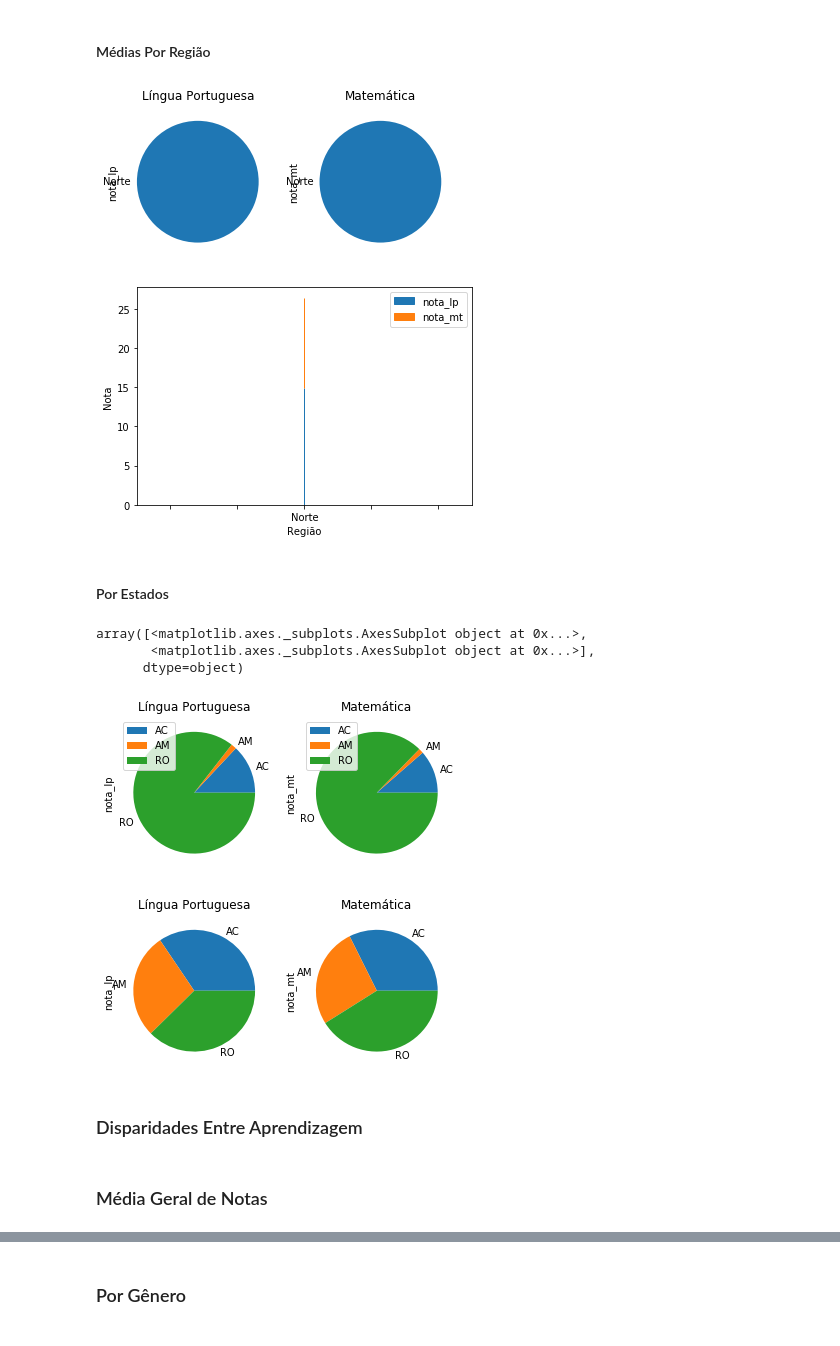
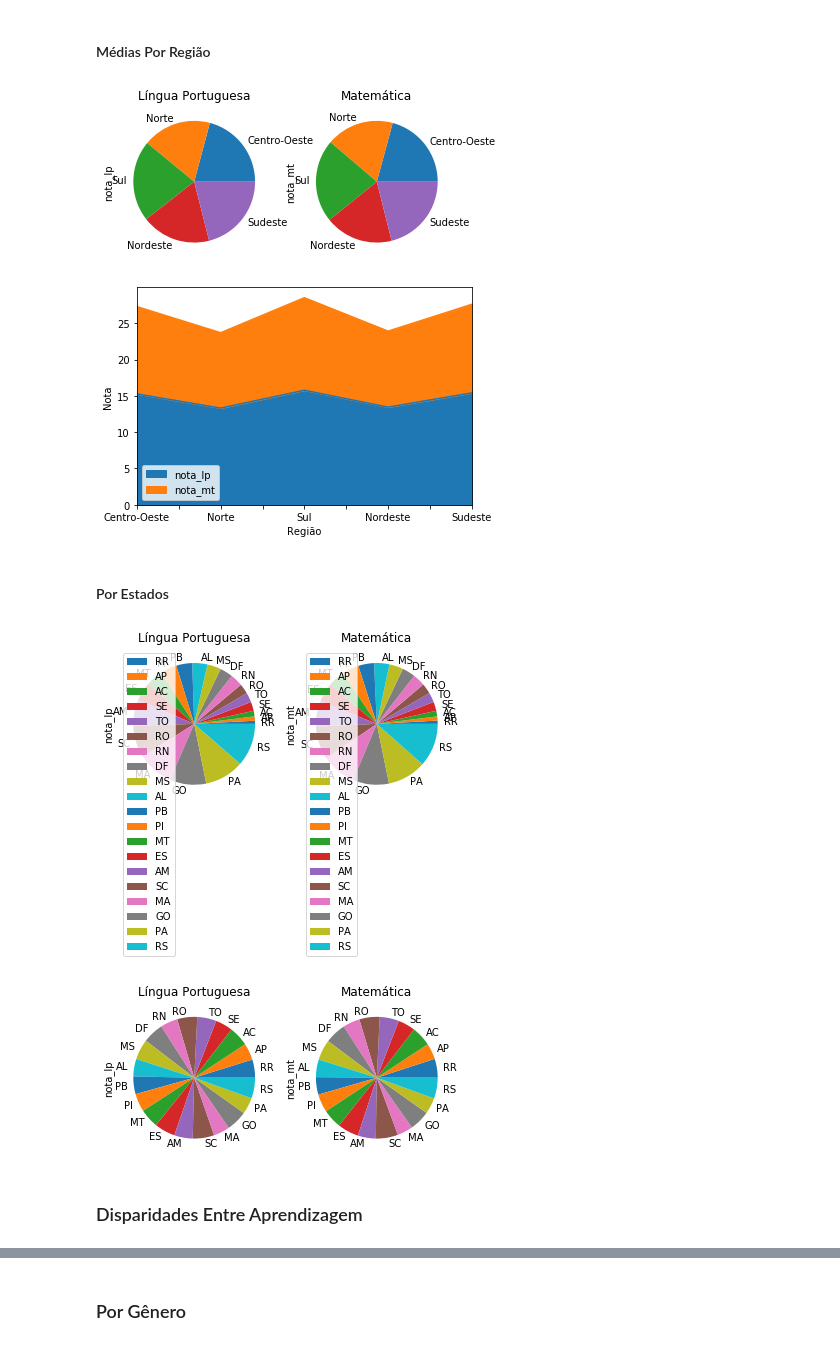
Before and after one commit to GomesDosSantos/AnaliseANEB, a Jupyter notebook: Livro.ipynb, the cells around one changed output, grey strips where cells are left out. Cells and saved outputs as stored; diff of their text form; code cells hidden in the pictures.

```diff
--- a/Livro.ipynb
+++ b/Livro.ipynb
@@ -146,7 +148,7 @@ df_aluno_9EF = pd.read_csv(
     delimiter=',', encoding='iso-8859-1',
     usecols=colunas_aluno,
     low_memory=True,
-    # nrows=20000  # Para fazer testes com os dados
+    nrows=sampling_number  # Para fazer testes com os dados
 )
 # %%
 # df_aluno_3EM_AG = pd.read_csv(
@@ -161,7 +163,7 @@ df_aluno_3EM = pd.read_csv(
     delimiter=',', encoding='iso-8859-1',
     usecols=colunas_aluno,
     low_memory=True,
-    # nrows=20000  # Para fazer testes com os dados
+    nrows=sampling_number  # Para fazer testes com os dados
 )
 # %%
 df_aluno_5EF.sample(10)
@@ -315,7 +317,7 @@ def filtrar_dados(serie_dados, nao_realizado=0, colunas=filtro_de_colunas_respos
     i = 0
     for r in serie_dados.to_numpy():  # [len(serie_dados.to_numpy())//2:]:
         i = i + 1
-        not_lim = 100000
+        not_lim = 500000
         if 0 == i % not_lim:
             print(f'iter {not_lim}, resp: {len(resposta_dados)}, {nao_realizado} => {len(resposta_dados) + nao_realizado}')
 
@@ -413,5 +429,6 @@ dados_filtrados.sample(5)
 # %%
 fig_size = (6, 4)
+tamanho_dados = 20
 # %% [markdown]
 ### Médias Com Dois Índices
 # %%
@@ -501,49 +531,53 @@ ax = ax.set_xlabel('Estado, Série')
 # %% [markdown]
 #### Médias Por Região
 # %%
-ax = dados_filtrados.groupby('regiao').sum()[['nota_lp', 'nota_mt']].apply(
+ax = dados_filtrados.groupby('regiao')[['nota_lp', 'nota_mt']].sum()\
+.sort_values(by=['nota_lp', 'nota_mt'])\
+.head(tamanho_dados)\
+.apply(
     lambda x: x / conta_tamanho_grupo('regiao', x.name), axis=1
 )
 
 ax.plot.pie(
     subplots=True, figsize=fig_size,
     legend=False,
     title=['Língua Portuguesa', 'Matemática']
 )
 
 ax = ax.plot(
     kind='area',
     stacked=True
 )
 ax.set_ylabel('Nota')
 ax = ax.set_xlabel('Região')
 # %% [output]
-[figure, old version]
+[figure, new version]
-[figure, old version]
+[figure, new version]
 # %% [markdown]
 #### Por Estados
 # %%
-ax = dados_filtrados.groupby('uf').sum()[['nota_lp', 'nota_mt']].apply(
+ax = dados_filtrados.groupby('uf')[['nota_lp', 'nota_mt']].sum()\
+.sort_values(by=['nota_lp', 'nota_mt'])\
+.head(tamanho_dados)\
+.apply(
     lambda x: x / len(dados_filtrados)
 ).plot.pie(
     subplots=True, figsize=fig_size,
     title=['Língua Portuguesa', 'Matemática']
 )
 # %% [output]
-array([<matplotlib.axes._subplots.AxesSubplot object at 0x...>,
-       <matplotlib.axes._subplots.AxesSubplot object at 0x...>],
-      dtype=object)
-[figure, old version]
+[figure, new version]
 # %%
-ax = dados_filtrados.groupby('uf').sum()[['nota_lp', 'nota_mt']].apply(
+ax = dados_filtrados.groupby('uf')[['nota_lp', 'nota_mt']].sum()\
+.sort_values(by=['nota_lp', 'nota_mt'])\
+.head(tamanho_dados)\
+.apply(
     lambda x: x / conta_tamanho_grupo('uf', x.name), axis=1
 ).plot.pie(
     subplots=True, figsize=fig_size,
     legend=False, title=['Língua Portuguesa', 'Matemática']
 )
 # %% [output]
-[figure, old version]
+[figure, new version]
 # %% [markdown]
 ### Disparidades Entre Aprendizagem
-# %% [markdown]
-### Média Geral de Notas
```
Also changed, not shown: parts of 22 cells of this notebook.
